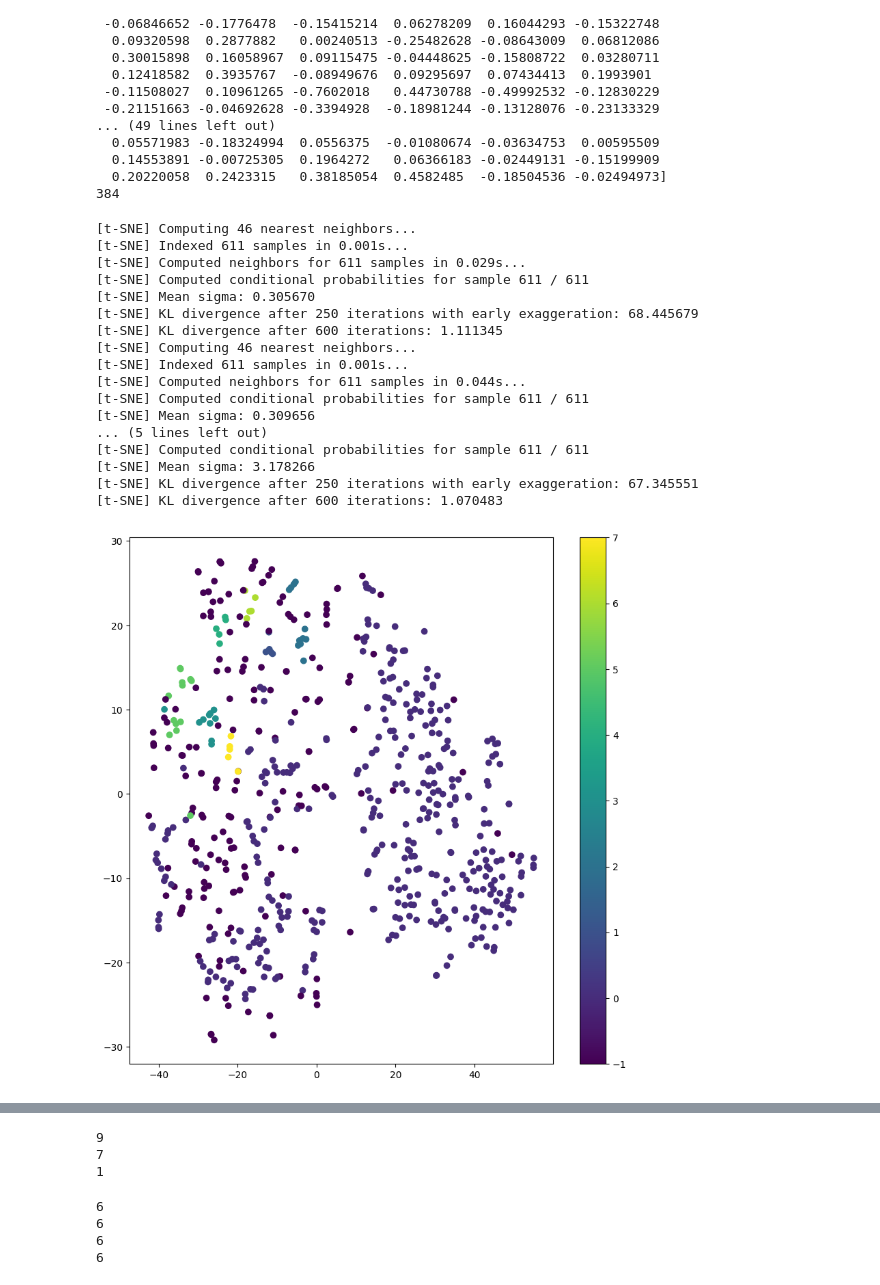
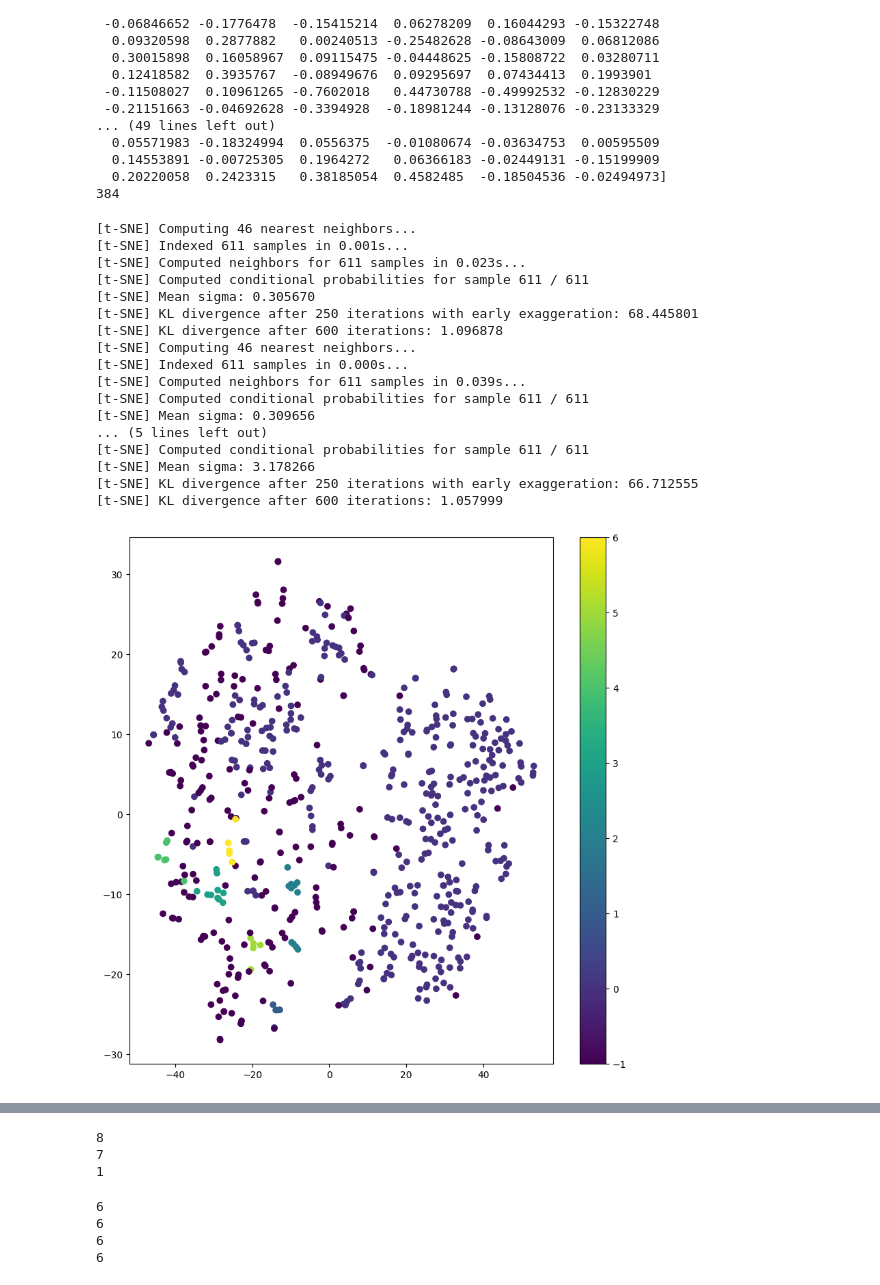
Before and after one commit to UL-FRI-NLP-2023-2024/ul-fri-nlp-course-project-big_data, a Jupyter notebook: code/clustering/main.ipynb, the cells around one changed output, grey strips where cells are left out. Drawn from its saved outputs; the diff is of its cells as text; code cells hidden in the pictures.

```diff
--- a/code/clustering/main.ipynb
+++ b/code/clustering/main.ipynb
@@ -116,7 +95,7 @@ import matplotlib.pyplot as plt
 from sklearn.manifold import TSNE
 
 # Define eps (epsilon) - search radius for neighbors
-eps = 1.01 # (choose an appropriate value based on your data)
+eps = 1.00 # (choose an appropriate value based on your data)
 
 # Define min_samples (MinPts) - minimum number of neighbors for a core point
 min_samples = 5 # (choose an appropriate value based on your data)
@@ -134,8 +113,6 @@ tsne = TSNE(n_components=2, verbose=1, perplexity=15, n_iter=600)
 embedded_tsne_miniLML6V_DBSCAN = tsne.fit_transform(embeddings_miniLML6V)
 embedded_tsne_mpnetBaseV2_DBSCAN = tsne.fit_transform(embeddings_mpnetBaseV2)
 embedded_tsne_mpnetRetrieverDiscourse_DBSCAN = tsne.fit_transform(embeddings_mpnetRetrieverDiscourse)
-
-
 
 # plot the clusters for miniLML6V
 plt.figure(figsize=(10, 10))
@@ -215,38 +192,38 @@ cluster_classes = set(cluster_labels_mpnetRetrieverDiscourse_DBSCAN)
 for cluster_class in cluster_classes:
     cluster = embedded_tsne_mpnetRetrieverDiscourse_DBSCAN[cluster_labels_mpnetRetrieverDiscourse_DBSCAN == cluster_class]
     ground_truth_cluster = [ground_truth[j] for j in range(len(cluster_labels_mpnetRetrieverDiscourse_DBSCAN)) if cluster_labels_mpnetRetrieverDiscourse_DBSCAN[j] == cluster_class]
     df_cluster = pd.DataFrame(cluster, columns=['x', 'y'])
     df_cluster['ground_truth'] = ground_truth_cluster
     df_cluster.to_csv(f'./DBSCAN/cluster_mpnetRetrieverDiscourse_{cluster_class}.csv', index=False)
 
 # clear the file
 open('./DBSCAN/cluster_class_percentage_mpnetRetrieverDiscourse.txt', 'w').close()
 
 # calculate the percentage of each class in each cluster in DBSCAN/cluster_{i}.csv
 for cluster_class in cluster_classes:
     df_cluster = pd.read_csv(f'./DBSCAN/cluster_mpnetRetrieverDiscourse_{cluster_class}.csv')
     class_count = df_cluster['ground_truth'].value_counts()
     total = class_count.sum()
     class_percentage = class_count / total
     with open(f'./DBSCAN/cluster_class_percentage_mpnetRetrieverDiscourse.txt', 'a') as f:
         f.write(f'Cluster {cluster_class}:\n')
         f.write(f'{class_percentage}\n\n')
 # %% [output]
 [t-SNE] Computing 46 nearest neighbors...
 [t-SNE] Indexed 611 samples in 0.001s...
-[t-SNE] Computed neighbors for 611 samples in 0.029s...
+[t-SNE] Computed neighbors for 611 samples in 0.023s...
 [t-SNE] Computed conditional probabilities for sample 611 / 611
 [t-SNE] Mean sigma: 0.305670
-[t-SNE] KL divergence after 250 iterations with early exaggeration: 68.445679
-[t-SNE] KL divergence after 600 iterations: 1.111345
+[t-SNE] KL divergence after 250 iterations with early exaggeration: 68.445801
+[t-SNE] KL divergence after 600 iterations: 1.096878
 [t-SNE] Computing 46 nearest neighbors...
-[t-SNE] Indexed 611 samples in 0.001s...
-[t-SNE] Computed neighbors for 611 samples in 0.044s...
+[t-SNE] Indexed 611 samples in 0.000s...
+[t-SNE] Computed neighbors for 611 samples in 0.039s...
 [t-SNE] Computed conditional probabilities for sample 611 / 611
 [t-SNE] Mean sigma: 0.309656
 ... (5 lines left out)
 [t-SNE] Computed conditional probabilities for sample 611 / 611
 [t-SNE] Mean sigma: 3.178266
-[t-SNE] KL divergence after 250 iterations with early exaggeration: 67.345551
-[t-SNE] KL divergence after 600 iterations: 1.070483
+[t-SNE] KL divergence after 250 iterations with early exaggeration: 66.712555
+[t-SNE] KL divergence after 600 iterations: 1.057999
-[figure, old version]
+[figure, new version]
@@ -255,4 +232,4 @@ for cluster_class in cluster_classes:
-9
+8
 7
 1
 # %%
```
Also changed, not shown: parts of 11 cells of this notebook.
